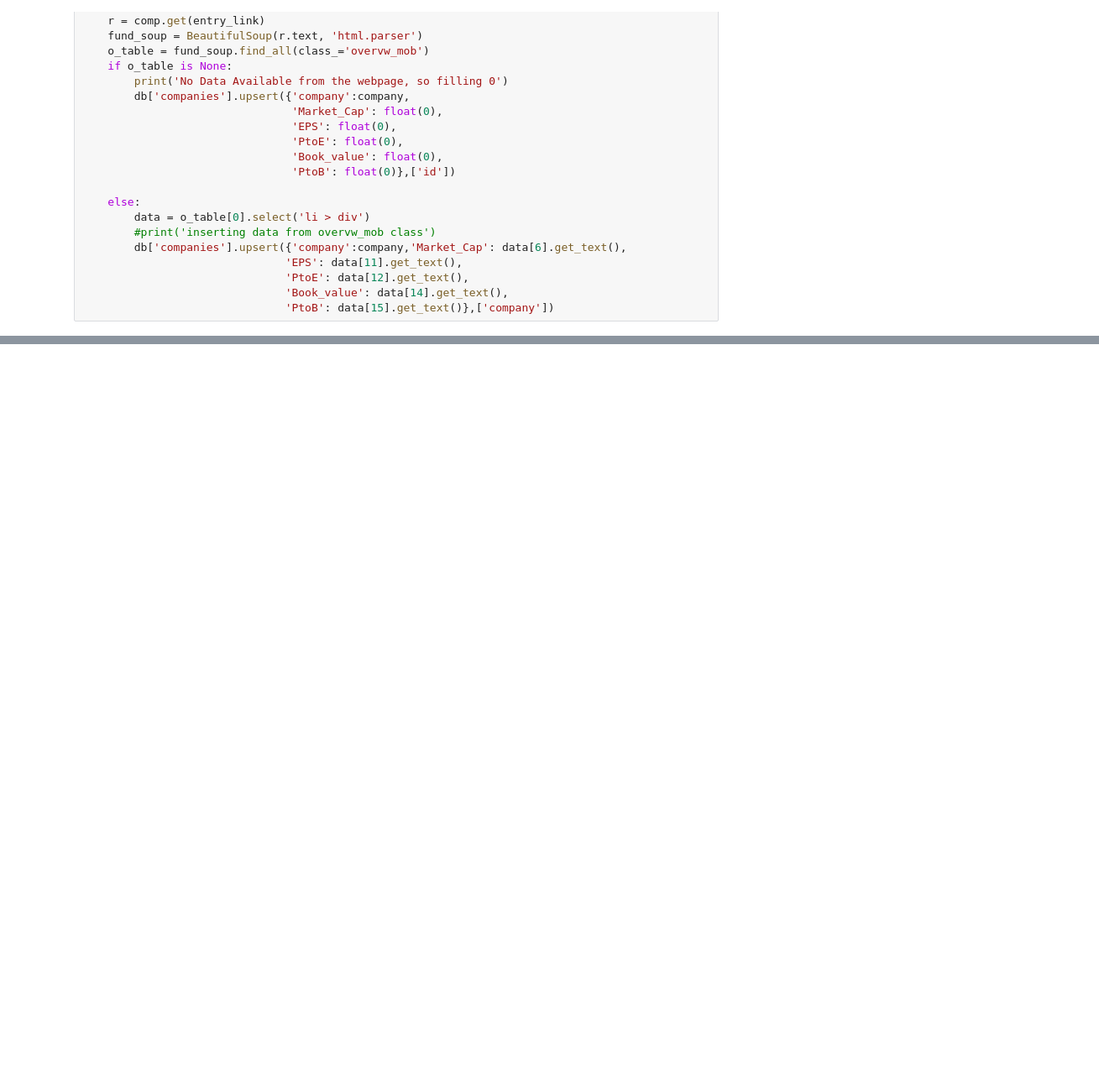
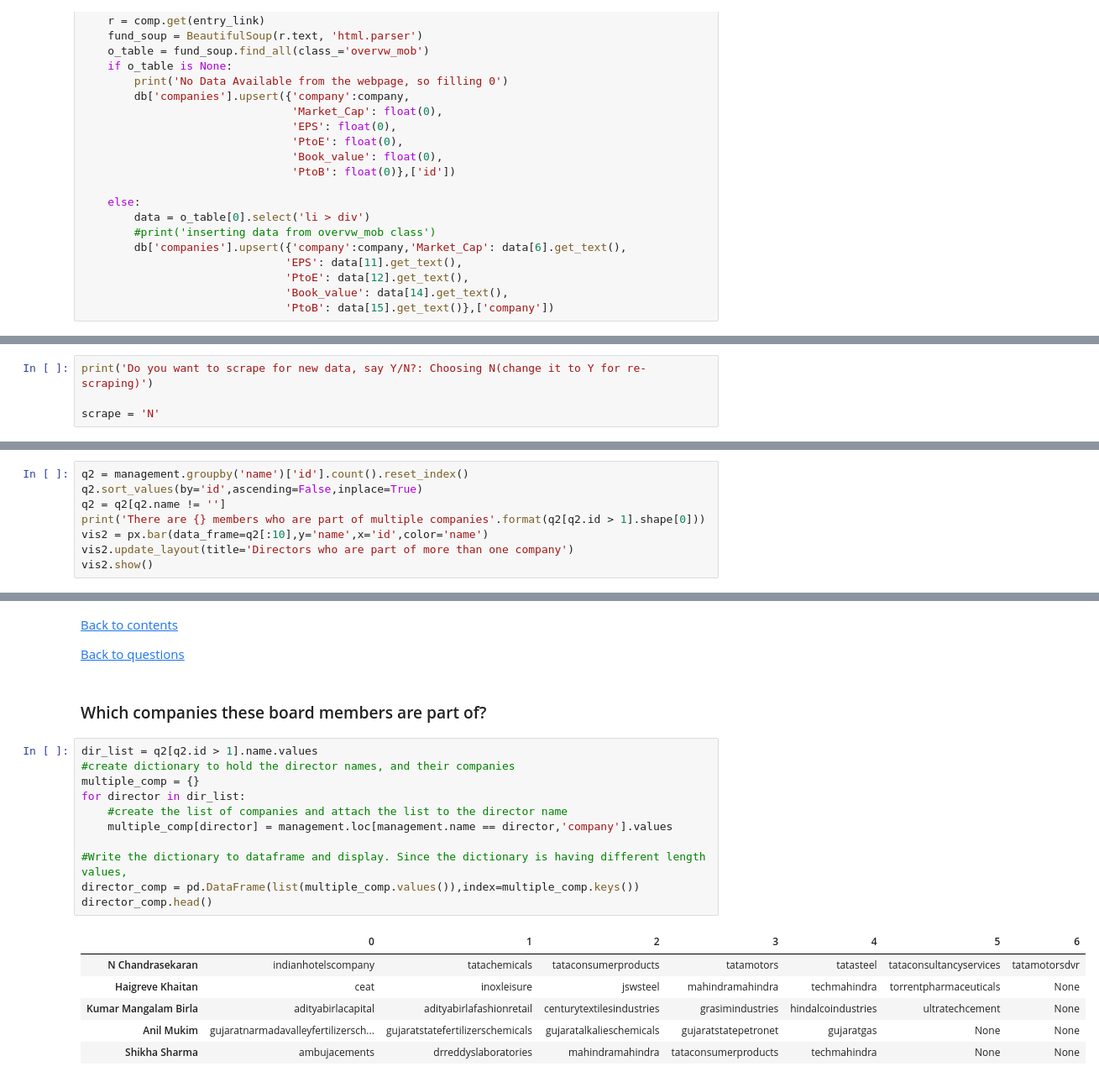
Before and after one commit to Kamalabot/DataVisualisations, a Jupyter notebook: web-of-directors-indiancompanies.ipynb, the cells around one changed output, grey strips where cells are left out. Shown: that part at 84% size. Drawn from its saved outputs; the diff is of its cells as text; blank space fills up the shorter version.

Commit message:
Kaggle Notebook | WebScraping_IndianCompany_Data | Version 13

```diff
--- a/web-of-directors-indiancompanies.ipynb
+++ b/web-of-directors-indiancompanies.ipynb
@@ -250,0 +195,4 @@ plt.show()
+# %%
+print('Do you want to scrape for new data, say Y/N?: Choosing N(change it to Y for re-scraping)')
+
+scrape = 'N'
@@ -250,0 +258,8 @@ plt.show()
+# %%
+q2 = management.groupby('name')['id'].count().reset_index()
+q2.sort_values(by='id',ascending=False,inplace=True)
+q2 = q2[q2.name != '']
+print('There are {} members who are part of multiple companies'.format(q2[q2.id > 1].shape[0]))
+vis2 = px.bar(data_frame=q2[:10],y='name',x='id',color='name')
+vis2.update_layout(title='Directors who are part of more than one company')
+vis2.show()
@@ -250,0 +269,24 @@ plt.show()
+# %% [markdown]
+[Back to contents](#content)
+
+[Back to questions](#questions)
+# %% [markdown]
+### <a id="Q3"> Which companies these board members are part of?</a>
+# %%
+dir_list = q2[q2.id > 1].name.values
+#create dictionary to hold the director names, and their companies
+multiple_comp = {}
+for director in dir_list:
+    #create the list of companies and attach the list to the director name
+    multiple_comp[director] = management.loc[management.name == director,'company'].values
+
+#Write the dictionary to dataframe and display. Since the dictionary is having different length values,
+director_comp = pd.DataFrame(list(multiple_comp.values()),index=multiple_comp.keys())
+director_comp.head()
+# %% [output]
+|  | 0 | 1 | 2 | 3 | 4 | 5 | 6 |
+| N Chandrasekaran | indianhotelscompany | tatachemicals | tataconsumerproducts | tatamotors | tatasteel | tataconsultancyservices | tatamotorsdvr |
+| Haigreve Khaitan | ceat | inoxleisure | jswsteel | mahindramahindra | techmahindra | torrentpharmaceuticals | None |
+| Kumar Mangalam Birla | adityabirlacapital | adityabirlafashionretail | centurytextilesindustries | grasimindustries | hindalcoindustries | ultratechcement | None |
+| Anil Mukim | gujaratnarmadavalleyfertilizersch... | gujaratstatefertilizerschemicals | gujaratalkalieschemicals | gujaratstatepetronet | gujaratgas | None | None |
+| Shikha Sharma | ambujacements | drreddyslaboratories | mahindramahindra | tataconsumerproducts | techmahindra | None | None |
```
Also changed, not shown: parts of 55 cells of this notebook.
